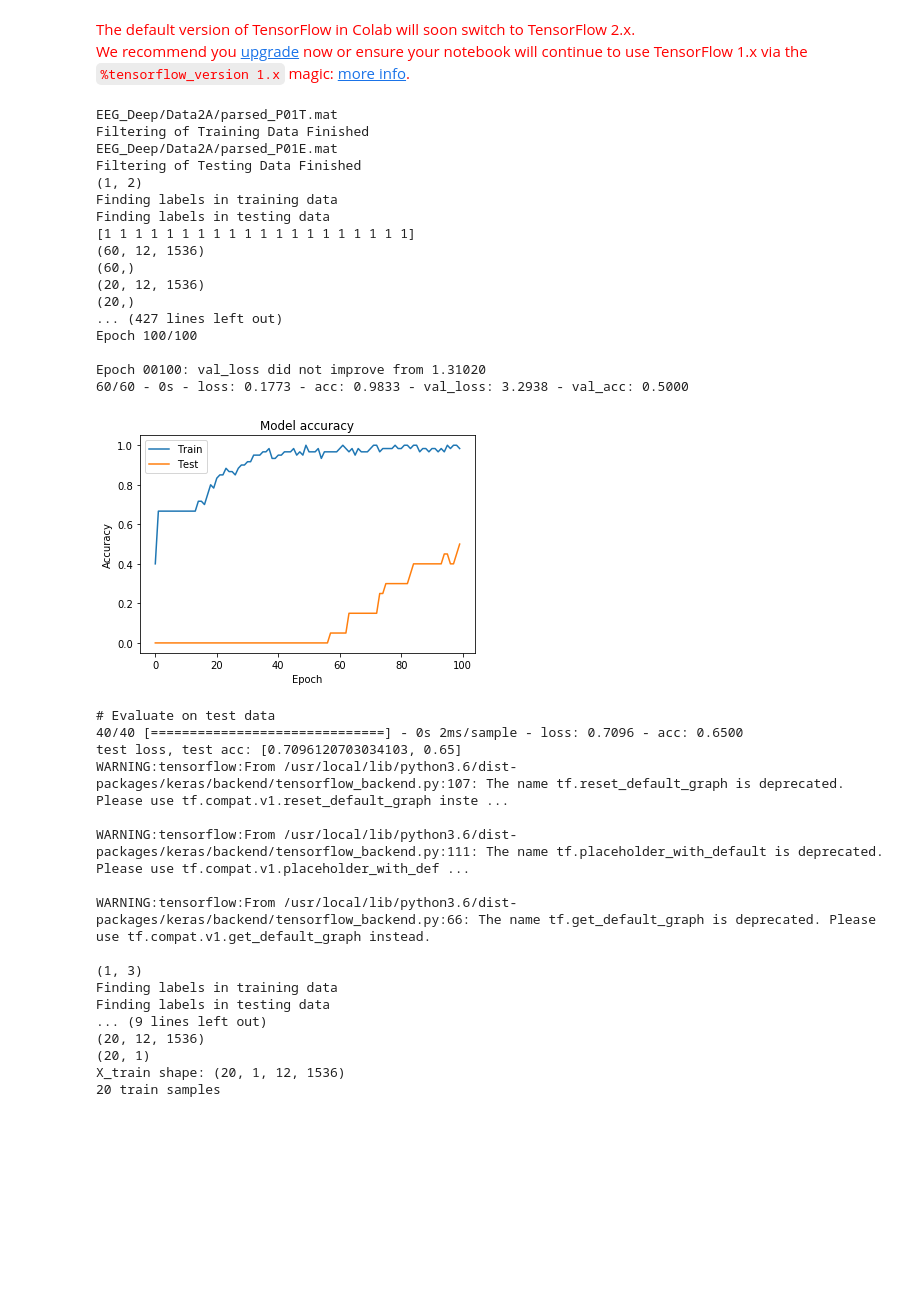
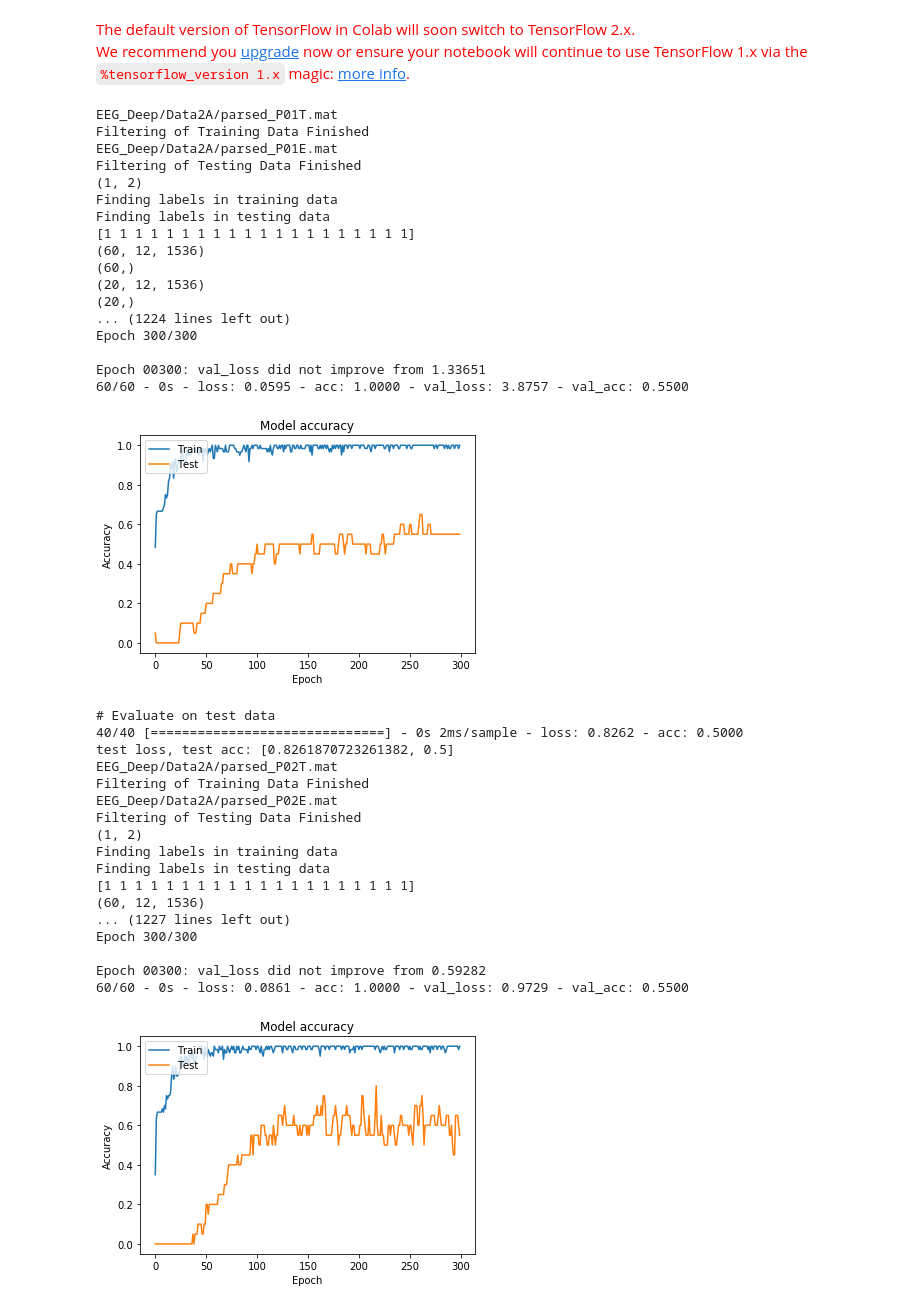
Before and after one commit to sagihaider/EEG_Deep, a Jupyter notebook: main_Single_Trial_Classification_PatientData.ipynb, the cells around one changed output. Drawn from its saved outputs; the diff is of its cells as text; code cells hidden in the pictures; blank space fills up the shorter version.

```diff
--- a/main_Single_Trial_Classification_PatientData.ipynb
+++ b/main_Single_Trial_Classification_PatientData.ipynb
@@ -45,7 +45,7 @@ def butter_bandpass_filter(data, lowcut, highcut, fs, order=4):
 from numpy import zeros
 K.clear_session()
 cols = 6
-rows = 10
+rows = 9
 acc_all = zeros([rows, cols])
 loss_all = zeros([rows, cols])
 X_tr_c12 = np.empty([80, 12, 4096])
@@ -53,13 +53,13 @@ X_ts_c12 = np.empty([80, 12, 4096])
 result=[]
 
 from itertools import combinations
-comb = combinations([1, 2, 3, 4], 2)
+comb = combinations([1, 2], 2)
   # Print the obtained combinations
 bincomb=[]
 for i in list(comb):
     bincomb.append(i)
 
-for x in range(1,2):
+for x in range(1,10):
   fName = 'EEG_Deep/Data2A/parsed_P0' + str(x) + 'T.mat'  # Load Data
   print(fName)
   mat = spio.loadmat(fName)
@@ -190,7 +190,7 @@ for x in range(1,2):
       # the weights all to be 1
       class_weights = {0:1, 1:1, 2:1, 3:1}
 
-      history = model.fit(X_train, Y_train, batch_size = 16, epochs = 100,
+      history = model.fit(X_train, Y_train, batch_size = 16, epochs = 300,
                       verbose = 2, validation_data=(X_val, Y_val),
                       callbacks=[checkpointer], class_weight = class_weights)
 
@@ -206,52 +206,53 @@ for x in range(1,2):
       plt.savefig(figName)
 
       print('\n# Evaluate on test data')
       results = model.evaluate(X_test, Y_test, batch_size=1)
       print('test loss, test acc:', results)
 
       loss_all[x - 1, k-1] = results[0]
       acc_all[x - 1, k-1] = results[1]
 
       from keras import backend as K
       # Do some code, e.g. train and save model
       K.clear_session()
 
 
 print(loss_all)
 print(acc_all)
 # %% [output]
 EEG_Deep/Data2A/parsed_P01T.mat
 Filtering of Training Data Finished
 EEG_Deep/Data2A/parsed_P01E.mat
 Filtering of Testing Data Finished
 (1, 2)
 Finding labels in training data
 Finding labels in testing data
 [1 1 1 1 1 1 1 1 1 1 1 1 1 1 1 1 1 1 1 1]
 (60, 12, 1536)
 (60,)
 (20, 12, 1536)
 (20,)
-... (427 lines left out)
-Epoch 100/100
+... (1224 lines left out)
+Epoch 300/300
 
-Epoch 00100: val_loss did not improve from 1.31020
-60/60 - 0s - loss: 0.1773 - acc: 0.9833 - val_loss: 3.2938 - val_acc: 0.5000
+Epoch 00300: val_loss did not improve from 1.33651
+60/60 - 0s - loss: 0.0595 - acc: 1.0000 - val_loss: 3.8757 - val_acc: 0.5500
-[figure, old version]
+[figure, new version]
 # Evaluate on test data
-40/40 [==============================] - 0s 2ms/sample - loss: 0.7096 - acc: 0.6500
-test loss, test acc: [0.7096120703034103, 0.65]
-WARNING:tensorflow:From /usr/local/lib/python3.6/dist-packages/keras/backend/tensorflow_backend.py:107: The name tf.reset_default_graph is deprecated. Please use tf.compat.v1.reset_default_graph inste ...
-
-WARNING:tensorflow:From /usr/local/lib/python3.6/dist-packages/keras/backend/tensorflow_backend.py:111: The name tf.placeholder_with_default is deprecated. Please use tf.compat.v1.placeholder_with_def ...
-
-WARNING:tensorflow:From /usr/local/lib/python3.6/dist-packages/keras/backend/tensorflow_backend.py:66: The name tf.get_default_graph is deprecated. Please use tf.compat.v1.get_default_graph instead.
-
-(1, 3)
+40/40 [==============================] - 0s 2ms/sample - loss: 0.8262 - acc: 0.5000
+test loss, test acc: [0.8261870723261382, 0.5]
+EEG_Deep/Data2A/parsed_P02T.mat
+Filtering of Training Data Finished
+EEG_Deep/Data2A/parsed_P02E.mat
+Filtering of Testing Data Finished
+(1, 2)
 Finding labels in training data
 Finding labels in testing data
-... (9 lines left out)
-(20, 12, 1536)
-(20, 1)
-X_train shape: (20, 1, 12, 1536)
-20 train samples
+[1 1 1 1 1 1 1 1 1 1 1 1 1 1 1 1 1 1 1 1]
+(60, 12, 1536)
+... (1227 lines left out)
+Epoch 300/300
+
+Epoch 00300: val_loss did not improve from 0.59282
+60/60 - 0s - loss: 0.0861 - acc: 1.0000 - val_loss: 0.9729 - val_acc: 0.5500
+[figure, added]
```
Also changed, not shown: parts of 1 cell of this notebook.
